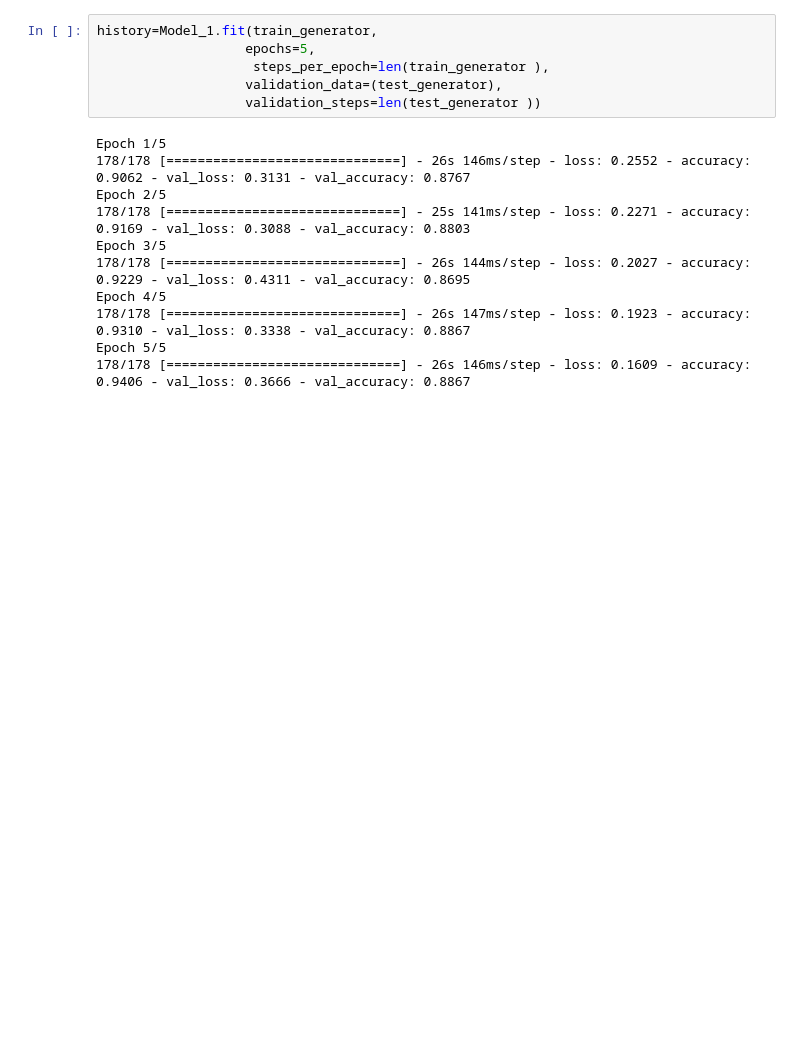
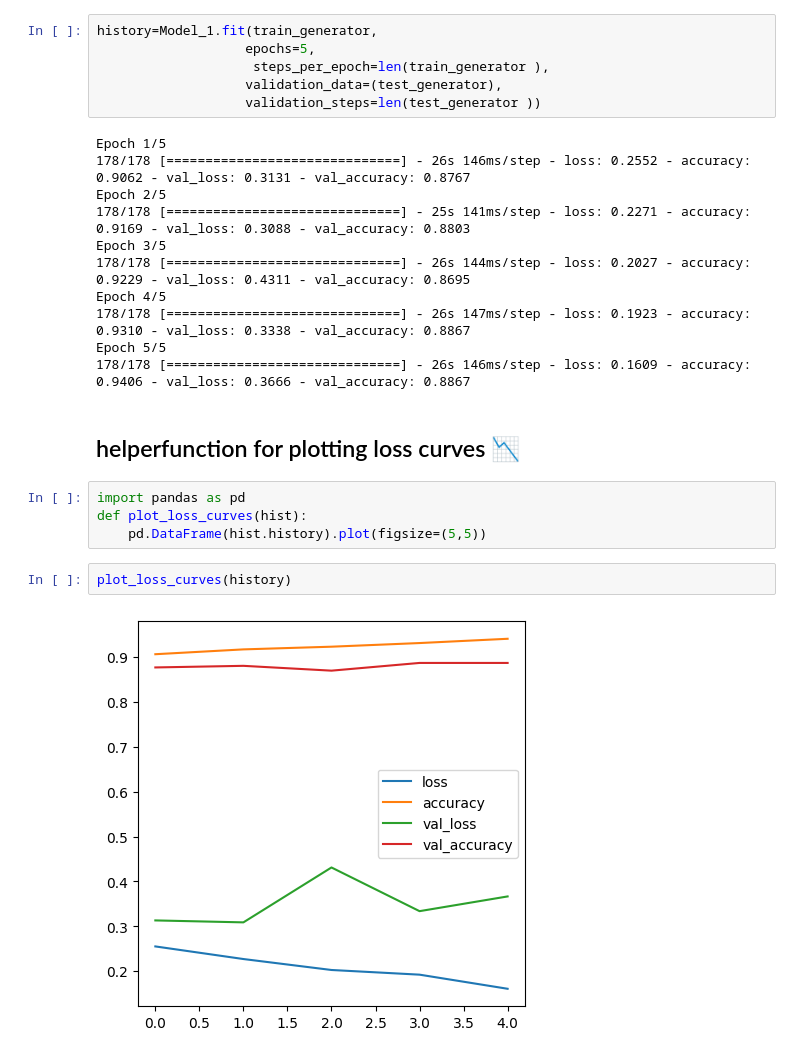
Before and after one commit to Henil21/Research, a Jupyter notebook: ITM_Research.ipynb, the cells around one changed output. Cells and saved outputs as stored; diff of their text form; blank space fills up the shorter version.

```diff
--- a/ITM_Research.ipynb
+++ b/ITM_Research.ipynb
@@ -184,3 +185,13 @@ Epoch 4/5
 178/178 [==============================] - 26s 147ms/step - loss: 0.1923 - accuracy: 0.9310 - val_loss: 0.3338 - val_accuracy: 0.8867
 Epoch 5/5
 178/178 [==============================] - 26s 146ms/step - loss: 0.1609 - accuracy: 0.9406 - val_loss: 0.3666 - val_accuracy: 0.8867
+# %% [markdown]
+## helperfunction for plotting loss curves 📉
+# %%
+import pandas as pd
+def plot_loss_curves(hist):
+    pd.DataFrame(hist.history).plot(figsize=(5,5))
+# %%
+plot_loss_curves(history)
+# %% [output]
+[figure, added]
```
Also changed, not shown: parts of 1 cell of this notebook.
